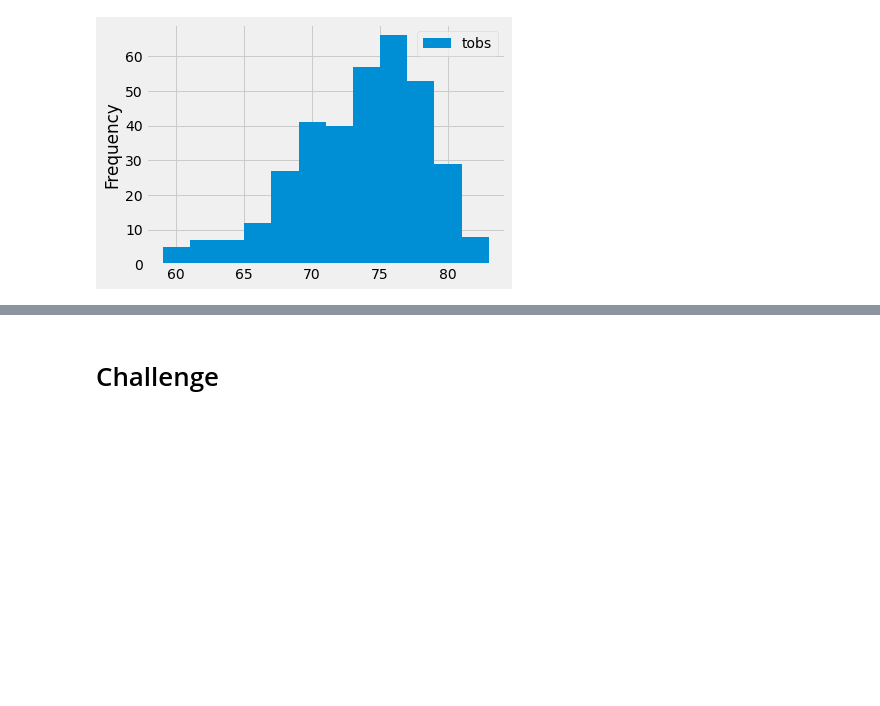
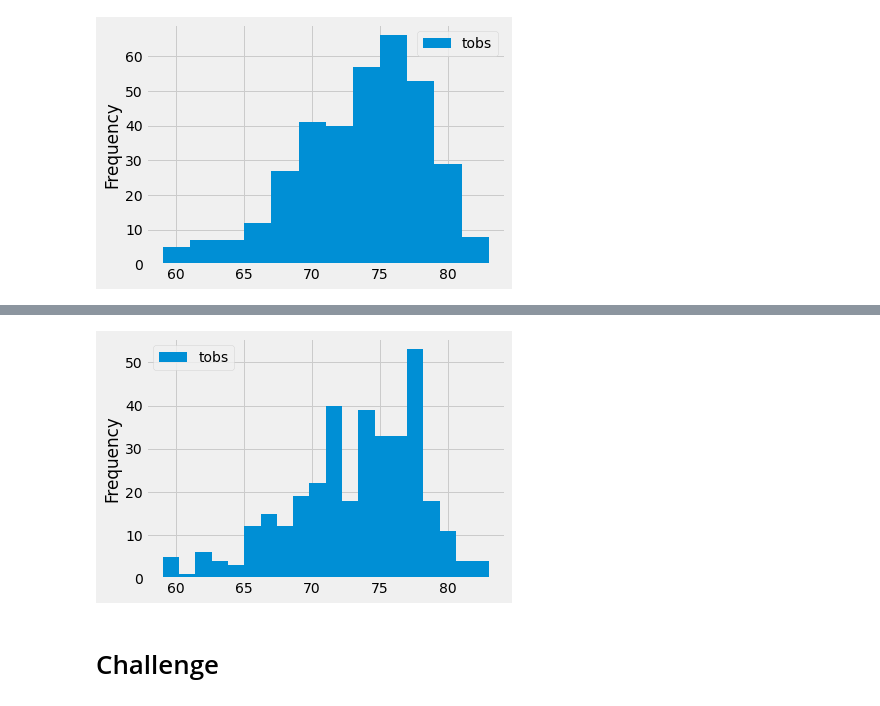
Before and after one commit to dcferg13/surfs_up, a Jupyter notebook: climate_analysis.ipynb, the cells around one changed output, grey strips where cells are left out. Drawn from its saved outputs; the diff is of its cells as text; code cells hidden in the pictures; blank space fills up the shorter version.

```diff
--- a/climate_analysis.ipynb
+++ b/climate_analysis.ipynb
@@ -150,3 +155,8 @@ plt.tight_layout()
+# %%
+df.plot.hist(bins=20)
+plt.tight_layout()
+# %% [output]
+[figure, added]
 # %%
 # Write a function called `calc_temps` that will accept start date and end date in the format '%Y-%m-%d'
 # and return the minimum, average, and maximum temperatures for that range of dates
```
Also changed, not shown: parts of 1 cell of this notebook, 1 other file.
